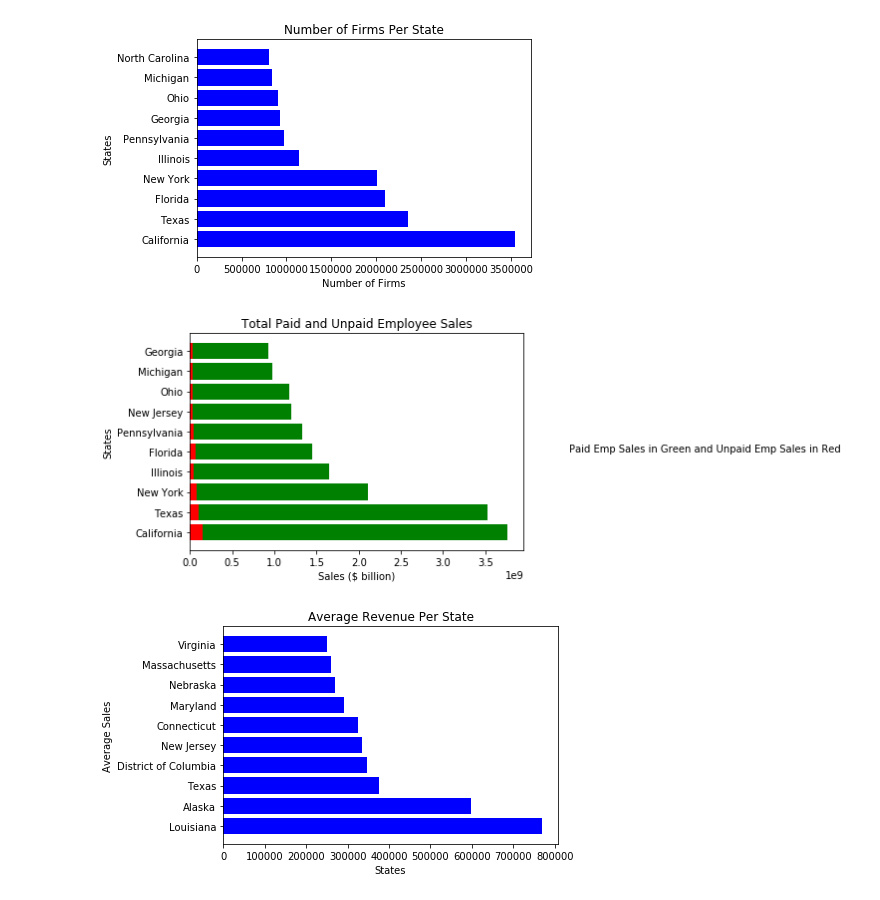
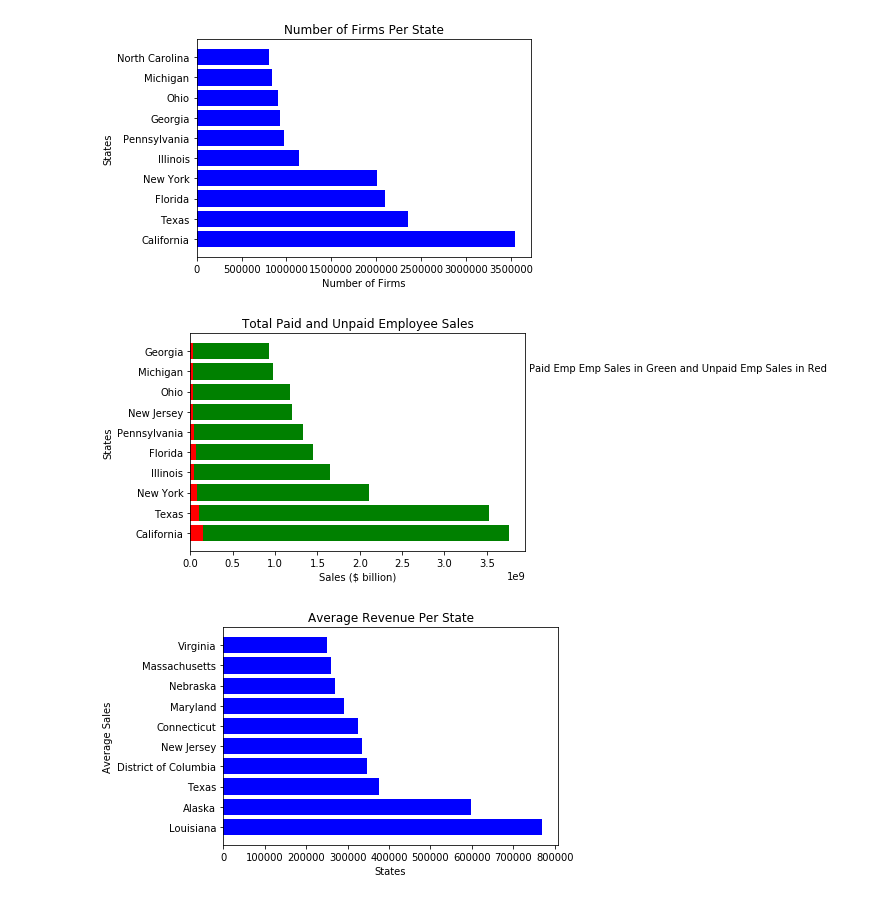
Before and after one commit to tafolabi/Project_Alpha, a Jupyter notebook: Project_Alpha.ipynb, the cells around one changed output. Drawn from its saved outputs; the diff is of its cells as text; code cells hidden in the pictures.

```diff
--- a/Project_Alpha.ipynb
+++ b/Project_Alpha.ipynb
@@ -46,7 +46,7 @@ new_data.head()
 | 4 | Alabama | Total for all sectors | All firms | Asian | 9353 | 4617052 | 3431 | ... |
 # %%
 # make all values in the Number of firms Column integers
-new_data['Number of Firms'] = new_data['Number of Firms'].astype(int)
+new_data['Number of Firms'] = new_data['Number of Firms'].astype(float)
 #groupby state and maximum number of firms to extract total firms in each state
 state_firms = new_data.groupby('State').agg({'Number of Firms':'max'})
 #sort values in ascending order to get the 10 highest states
@@ -75,33 +75,33 @@ See the caveats in the documentation: http://pandas.pydata.org/pandas-docs/stabl
 # %%
 #change all values in the dataframe with "S" to 0
 my_new_data = new_data.replace({'S': 0})
 ## make all values in the Paid Emp Sales and Unpaid Emp Firms Column integers
-my_new_data['Paid Emp Sales'] = my_new_data['Paid Emp Sales'].astype(int)
-my_new_data['Unpaid Emp Sales'] = my_new_data['Unpaid Emp Sales'].astype(int)
+my_new_data['Paid Emp Sales'] = my_new_data['Paid Emp Sales'].astype(float)
+my_new_data['Unpaid Emp Sales'] = my_new_data['Unpaid Emp Sales'].astype(float)
 #groupby state and maximum number of Paid and Unpaid Employee Sales in each state
 firm_sales = my_new_data.groupby('State').agg({'Paid Emp Sales':'max','Unpaid Emp Sales':'max'})
 
 #sort values in ascending order to get the 10 highest states
 firm_sales = firm_sales.sort_values("Paid Emp Sales", ascending=False)
 #select the top 10 states
 firm_sales = firm_sales.head(10)
 # reset index of the data frame
 firm_sales.reset_index(inplace=True)
 
 #plot the line graph
 x_axis = firm_sales["State"]
 paid_emp = firm_sales["Paid Emp Sales"]
 unpaid_emp = firm_sales["Unpaid Emp Sales"]
 
 paid_handle = plt.barh(x_axis, paid_emp, color='green')
 unpaid_handle = plt.barh(x_axis, unpaid_emp, color='red')
-plt.text(4500000000,4,"Paid Emp Sales in Green and Unpaid Emp Sales in Red")
+plt.text(4000000000, 8,"Paid Emp Emp Sales in Green and Unpaid Emp Sales in Red")
 
 plt.title("Total Paid and Unpaid Employee Sales")
 plt.ylabel("States")
 plt.xlabel("Sales ($ billion)")
 plt.savefig("Output/Barsales.png")
 # %% [output]
-[figure, old version]
+[figure, new version]
 # %%
 #create new column in master sheet with Avergage sales per firm
```
Also changed, not shown: parts of 2 cells of this notebook, 1 other file.
